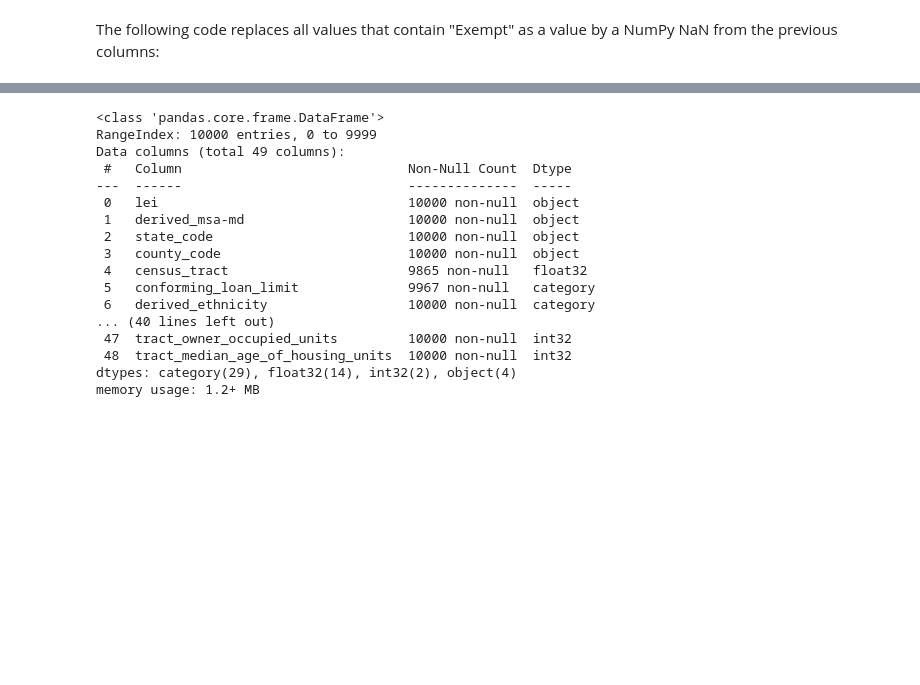
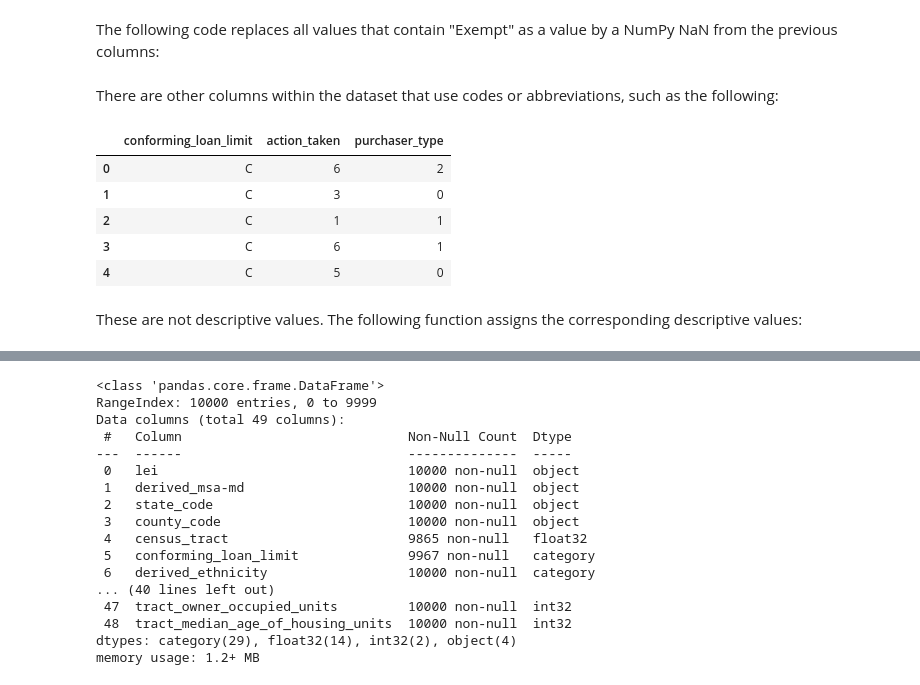
Before and after one commit to mandelbrojt/hmda-eda, a Jupyter notebook: us-mortgage-lending-eda.ipynb, the cells around one changed output, grey strips where cells are left out. Saved outputs shown, nothing was run; the diff lists cells and outputs as text; code cells hidden in the pictures; blank space fills up the shorter version.

Commit message:
Labeled columns with non-descriptive values

```diff
--- a/us-mortgage-lending-eda.ipynb
+++ b/us-mortgage-lending-eda.ipynb
@@ -207,3 +210,16 @@ The following code replaces all values that contain "Exempt" as a value by a Num
 # Replace all columns with "Exempt" values by a NumPy nan
 for col in cols_with_exemption:
     mortgage_df[col] = mortgage_df[col].replace("Exempt", np.nan)
+# %% [markdown]
+There are other columns within the dataset that use codes or abbreviations, such as the following:
+# %%
+mortgage_df[["conforming_loan_limit","action_taken","purchaser_type"]].head(5)
+# %% [output]
+|  | conforming_loan_limit | action_taken | purchaser_type |
+| 0 | C | 6 | 2 |
+| 1 | C | 3 | 0 |
+| 2 | C | 1 | 1 |
+| 3 | C | 6 | 1 |
+| 4 | C | 5 | 0 |
+# %% [markdown]
+These are not descriptive values. The following function assigns the corresponding descriptive values:
```
Also changed, not shown: parts of 10 cells of this notebook.
